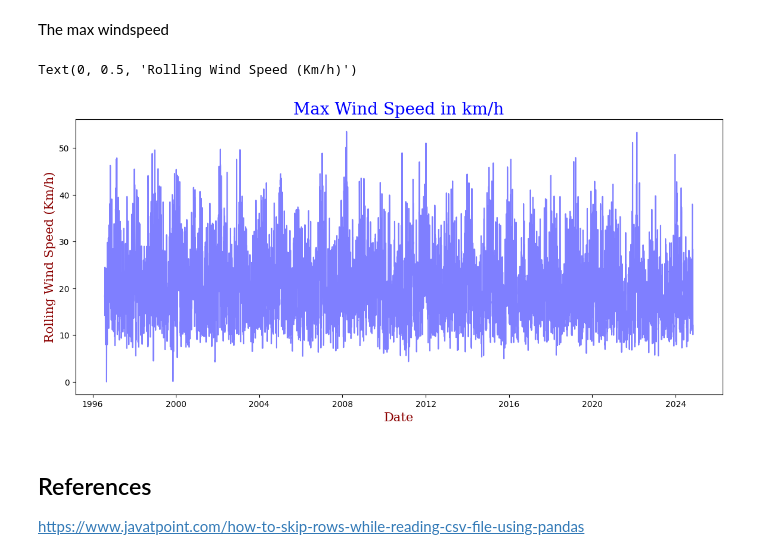
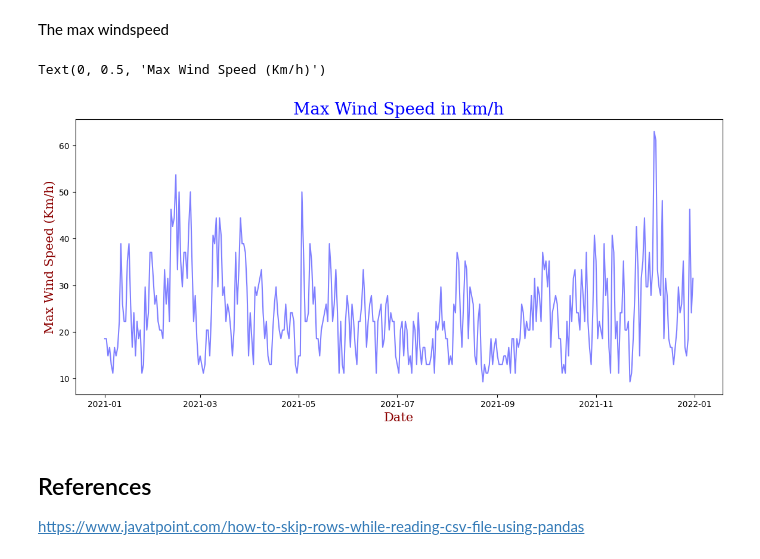
Before and after one commit to MikeCurleyCoosan/PFDA, a Jupyter notebook: PFDA_assignments/assignment06_weather.ipynb, the cells around one changed output. Saved outputs shown, nothing was run; the diff lists cells and outputs as text; code cells hidden in the pictures.

```diff
--- a/PFDA_assignments/assignment06_weather.ipynb
+++ b/PFDA_assignments/assignment06_weather.ipynb
@@ -409,31 +409,33 @@ Text(0, 0.5, 'Rolling Wind Speed (Km/h)')
 # %% [markdown]
 The max windspeed
 # %%
-#Calculate the rolling windspeed over a 24 hour period
-df['Mean Wind Speed (km/h)'] = df['Mean Wind Speed (knot)'] * 1.82
+
+#Date filter to get data for the year 2021
+date_from = '2021-01-01'
+date_to = '2021-12-31'
 
 # Calculate the daily max windspeed
-DailyMax = df['Rolling Wind Speed (km/h)'].resample('D').max()
+DailyMax = df.loc[date_from:date_to]['Mean Wind Speed (km/h)'].resample('D').max()
 
 #Plot the max windspeed data
 fig, ax = plt.subplots(figsize=(14, 6))
 
 #Set the colors for the pie chart
 colors = ['blue', 'green', 'red']
 
 #Set the font for the x and y axis labels and the title
 font1 = {'family':'serif','color':'blue','size':20}
 font2 = {'family':'serif','color':'darkred','size':15}
 
 #Use date filter to filter the data for the year 2021
 ax.plot(DailyMax, color='blue', alpha=0.5)
 ax.set_title('Max Wind Speed in km/h', fontdict = font1)
 ax.set_xlabel('Date', fontdict = font2)
-ax.set_ylabel('Rolling Wind Speed (Km/h)', fontdict = font2)
+ax.set_ylabel('Max Wind Speed (Km/h)', fontdict = font2)
 #Set the x-axis to show only every 30th day
 # %% [output]
-Text(0, 0.5, 'Rolling Wind Speed (Km/h)')
+Text(0, 0.5, 'Max Wind Speed (Km/h)')
-[figure, old version]
+[figure, new version]
 # %% [markdown]
 ## References
 
```
Also changed, not shown: parts of 2 cells of this notebook.
